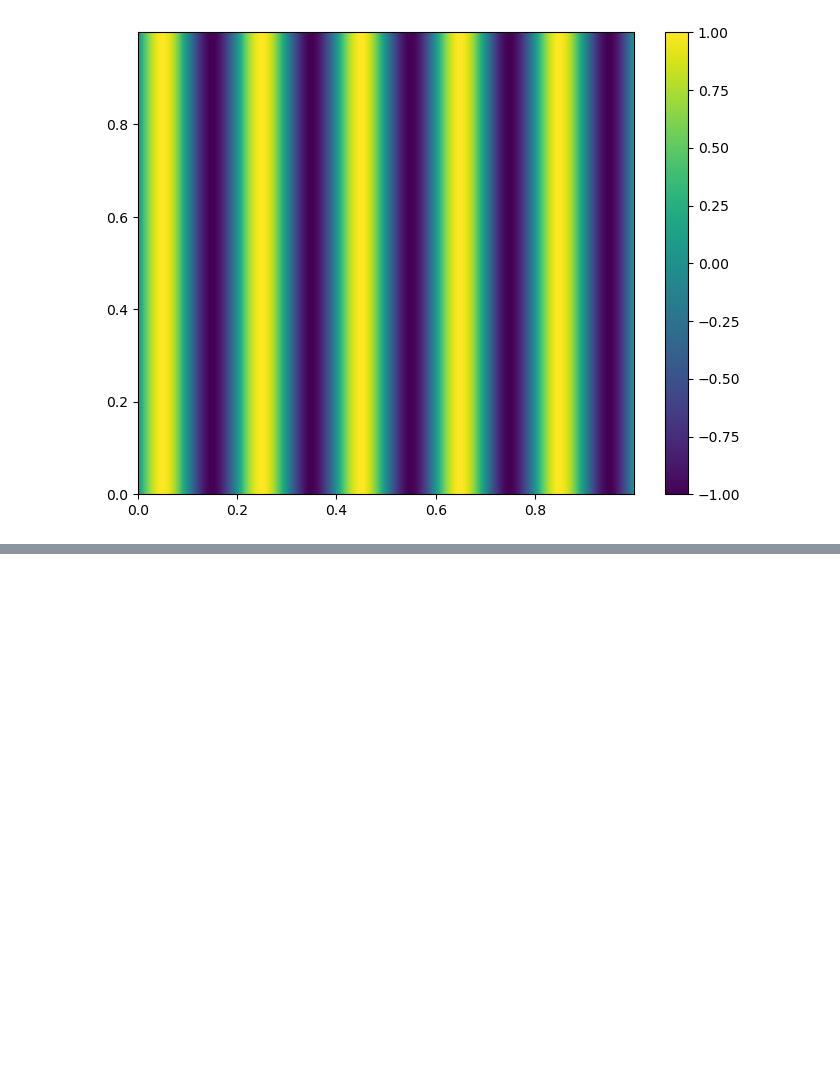
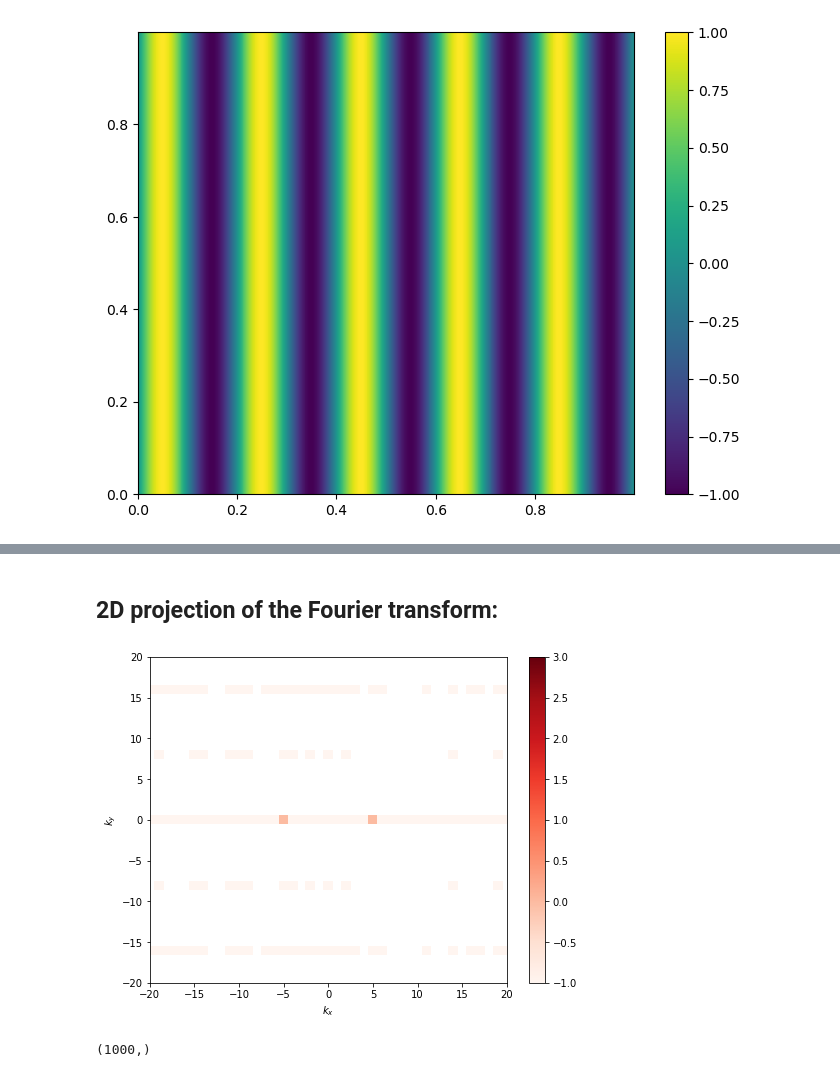
Before and after one commit to wbandabarragan/computational-physics-1, a Jupyter notebook: unit-4/406-2D-Fourier-Transform.ipynb, the cells around one changed output, grey strips where cells are left out. Cells and saved outputs as stored; diff of their text form; code cells hidden in the pictures; blank space fills up the shorter version.

```diff
--- a/unit-4/406-2D-Fourier-Transform.ipynb
+++ b/unit-4/406-2D-Fourier-Transform.ipynb
@@ -91,0 +178,26 @@ plt.show()
+# %% [markdown]
+## 2D projection of the Fourier transform:
+# %%
+plt.figure(figsize = (8,6))
+
+Z1 = plt.pcolor(freqs_X, freqs_Y, np.log10((2/norm_shifted_Z_f.size)*norm_shifted_Z_f) , shading='auto', cmap = "Reds", vmin = -1, vmax= 3)
+
+plt.xlim(-20, 20)
+plt.ylim(-20, 20)
+
+plt.colorbar(Z1)
+
+plt.xlabel(r"$k_x$")
+plt.ylabel(r"$k_y$")
+
+plt.show()
+# %% [output]
+[figure, added]
+# %%
+slice_ky0 = np.log10((2/norm_shifted_Z_f.size)*norm_shifted_Z_f)[500,:]
+
+slice_ky0_2 = ((2/norm_shifted_Z_f.size)*norm_shifted_Z_f)[500,:]
+
+print(slice_ky0.shape)
+# %% [output]
+(1000,)
```
Also changed, not shown: parts of 13 cells of this notebook.
